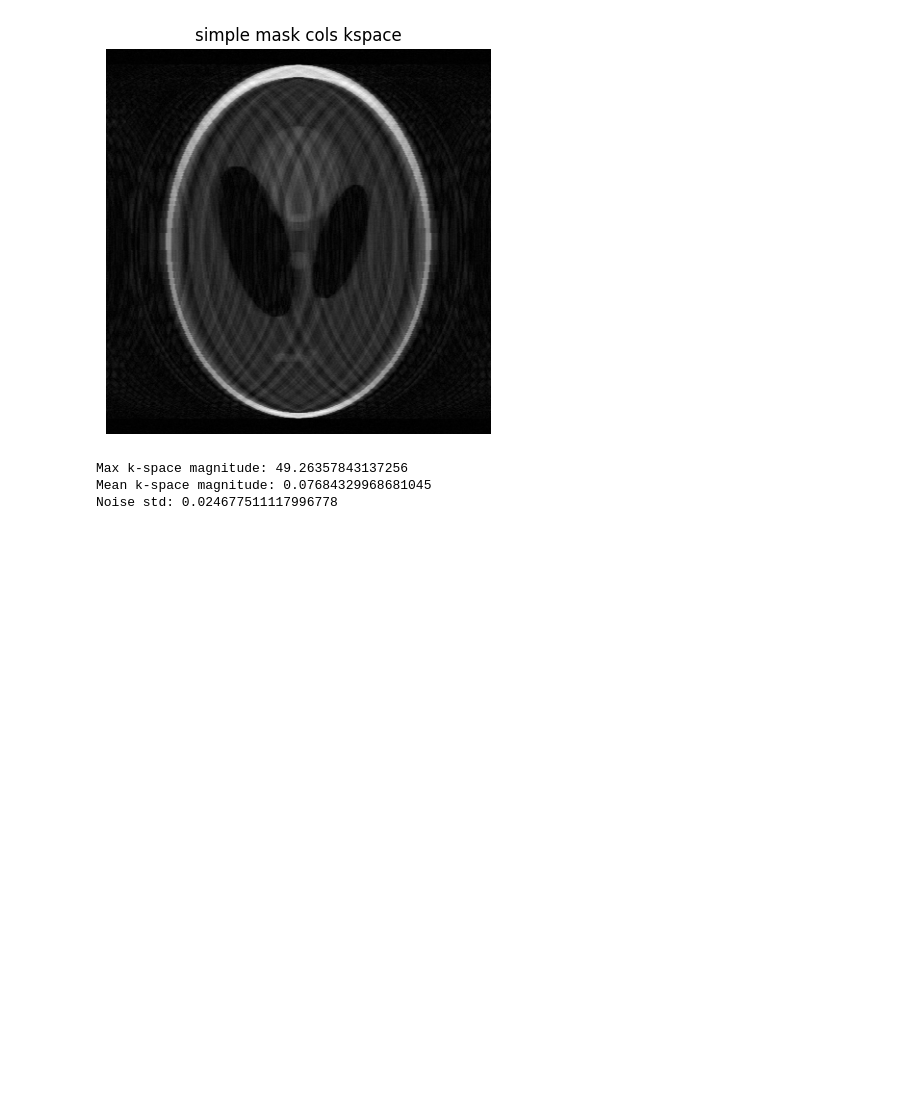
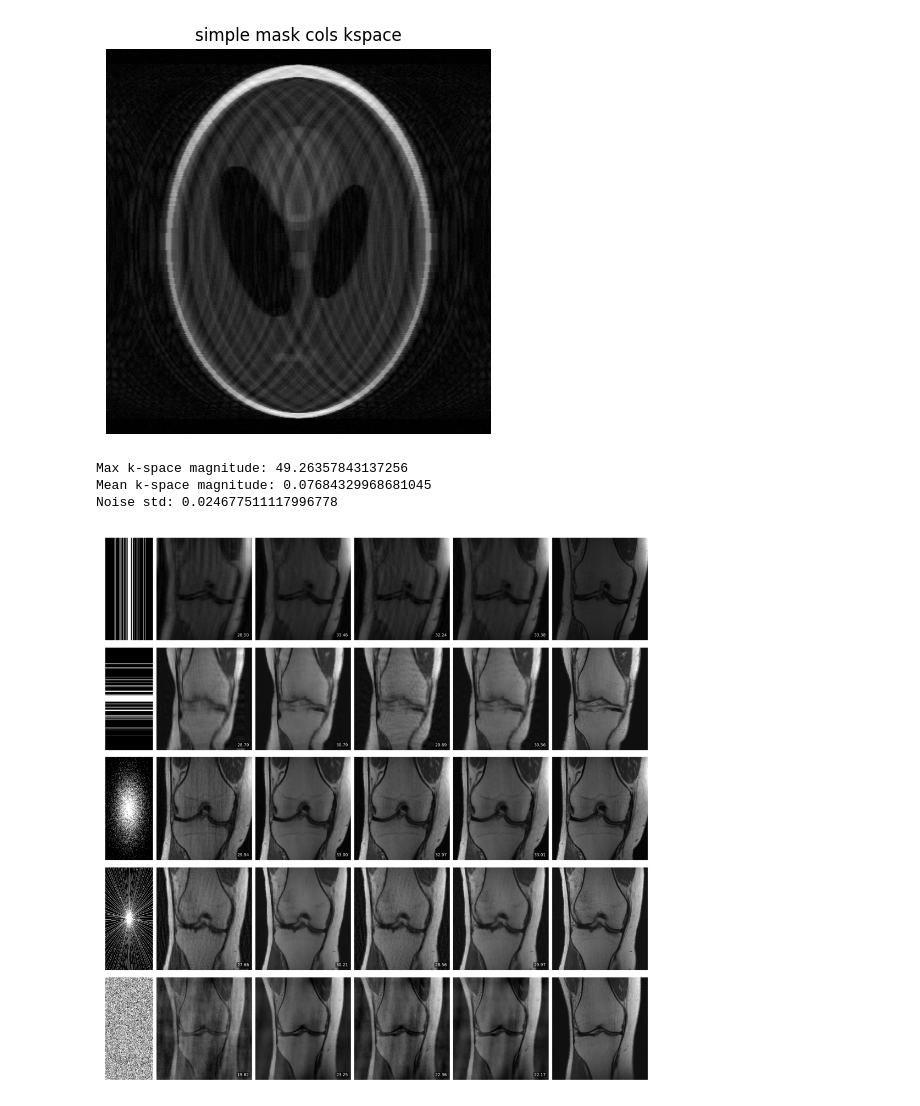
Before and after one commit to jkostaa/bachelor-thesis, a Jupyter notebook: notebooks/visualizer.ipynb, the cells around one changed output. Cells and saved outputs as stored; diff of their text form; code cells hidden in the pictures; blank space fills up the shorter version.

```diff
--- a/notebooks/visualizer.ipynb
+++ b/notebooks/visualizer.ipynb
@@ -278,3 +289,47 @@ print("Noise std:", sigma_noise)
 Max k-space magnitude: 49.26357843137256
 Mean k-space magnitude: 0.07684329968681045
 Noise std: 0.024677511117996778
+# %%
+import matplotlib.pyplot as plt
+import matplotlib.image as mpimg
+import matplotlib as mpl
+#mpl.rcParams['image.origin'] = 'lower'
+
+# paths to your images
+images = [
+    r"C:\Users\jatsok003\Bach figures\1dgauss_col.png",
+    r"C:\Users\jatsok003\Bach figures\1dgauss_row.png",
+    r"C:\Users\jatsok003\Bach figures\2dgauss.png",
+    r"C:\Users\jatsok003\Bach figures\radial.png",
+    r"C:\Users\jatsok003\Bach figures\random.png"
+]
+
+# version 1
+
+fig, axes = plt.subplots(len(images), 1, figsize=(10, 10))
+
+for ax, img_path in zip(axes, images):
+    img = mpimg.imread(img_path)
+    img = np.flipud(img)
+    ax.imshow(img, aspect="auto")
+    ax.axis("off")
+
+#plt.tight_layout()
+fig.subplots_adjust(hspace=0, left=0, right=1, top=1, bottom=0) # hspace=0, left=0, right=1, top=1, bottom=0
+plt.savefig("combined_results.png", dpi=300, bbox_inches="tight")
+plt.show()
+
+# version 2
+
+# fig, axes = plt.subplots(len(images), 1, figsize=(10, 12))
+
+# for ax, img_path in zip(axes, images):
+#     ax.imshow(mpimg.imread(img_path))
+#     ax.set_xticks([])
+#     ax.set_yticks([])
+#     ax.set_frame_on(False)
+
+# plt.subplots_adjust(hspace=0.02)
+# plt.savefig("combined_results.png", dpi=300, bbox_inches="tight", pad_inches=0)
+# %% [output]
+[figure, added]
```
Also changed, not shown: parts of 1 cell of this notebook, 5 other files.
